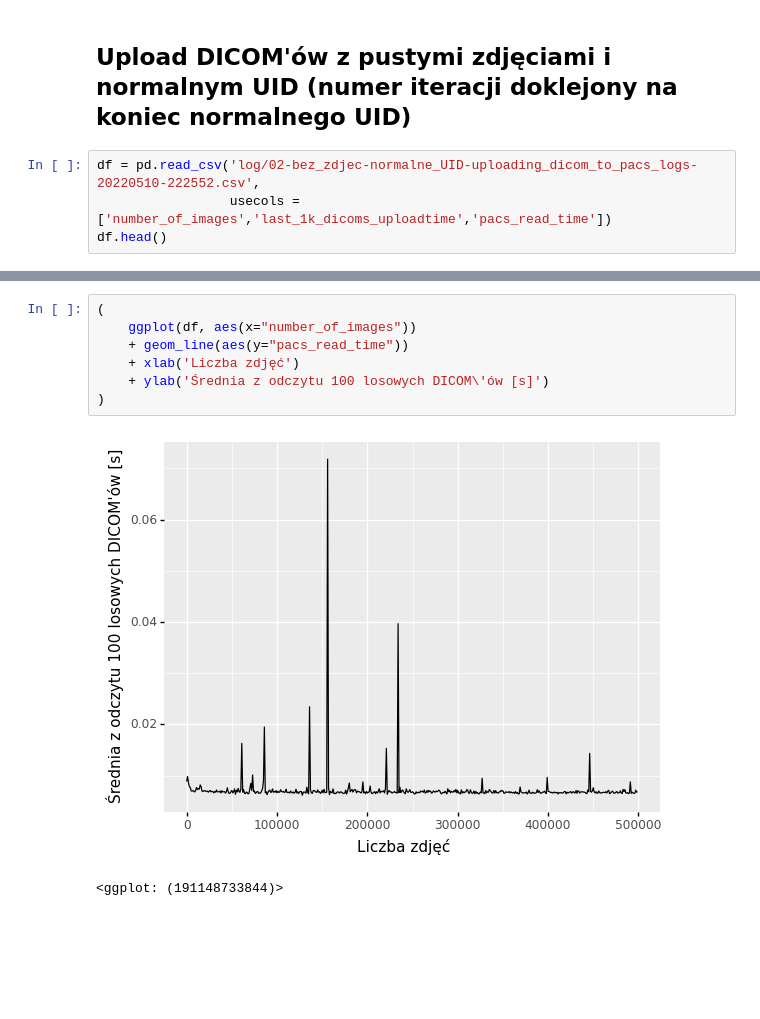
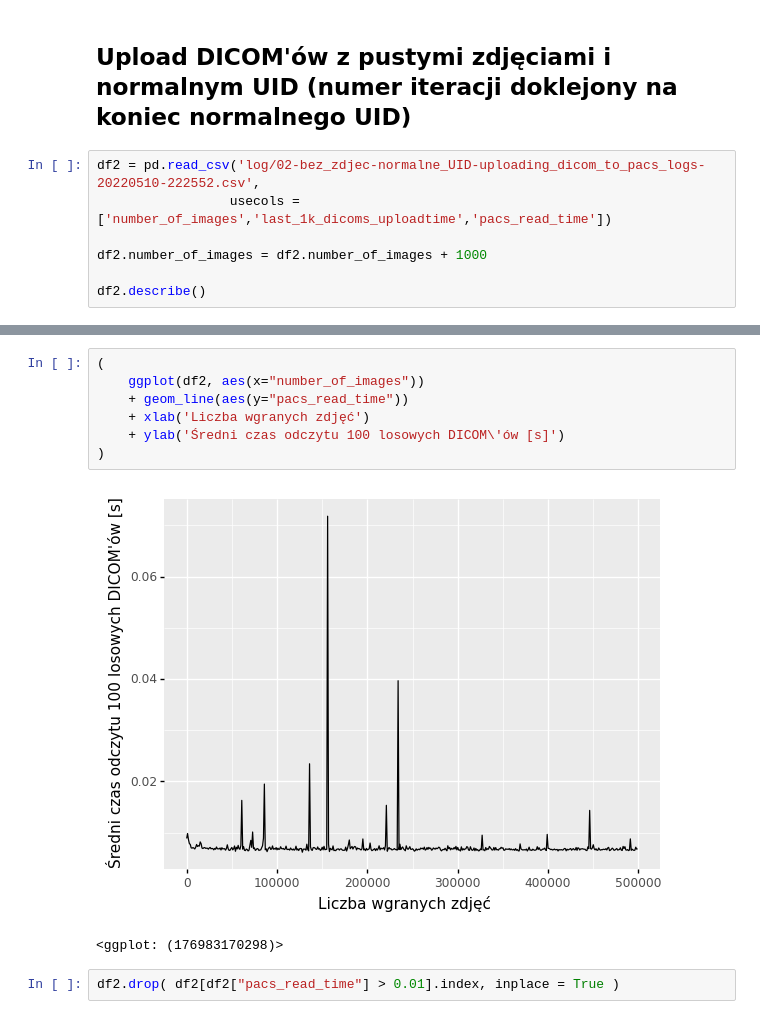
Before and after one commit to aleksanderLisiecki/PyDicom, a Jupyter notebook: data_visualising.ipynb, the cells around one changed output, grey strips where cells are left out. Drawn from its saved outputs; the diff is of its cells as text; blank space fills up the shorter version.

```diff
--- a/data_visualising.ipynb
+++ b/data_visualising.ipynb
@@ -60,8 +63,11 @@ df.head()
 # %% [markdown]
 ## Upload DICOM'ów z pustymi zdjęciami i normalnym UID (numer iteracji doklejony na koniec normalnego UID)
 # %%
-df = pd.read_csv('log/02-bez_zdjec-normalne_UID-uploading_dicom_to_pacs_logs-20220510-222552.csv',
+df2 = pd.read_csv('log/02-bez_zdjec-normalne_UID-uploading_dicom_to_pacs_logs-20220510-222552.csv',
                  usecols = ['number_of_images','last_1k_dicoms_uploadtime','pacs_read_time'])
-df.head()
+
+df2.number_of_images = df2.number_of_images + 1000
+
+df2.describe()
 # %% [output]
 |  | number_of_images | last_1k_dicoms_uploadtime | pacs_read_time |
@@ -83,10 +92,12 @@ df.head()
 # %%
 (
-    ggplot(df, aes(x="number_of_images"))
+    ggplot(df2, aes(x="number_of_images"))
     + geom_line(aes(y="pacs_read_time"))
-    + xlab('Liczba zdjęć')
-    + ylab('Średnia z odczytu 100 losowych DICOM\'ów [s]')
+    + xlab('Liczba wgranych zdjęć')
+    + ylab('Średni czas odczytu 100 losowych DICOM\'ów [s]')
 )
 # %% [output]
-[figure, old version]
+[figure, new version]
-<ggplot: (191148733844)>
+<ggplot: (176983170298)>
+# %%
+df2.drop( df2[df2["pacs_read_time"] > 0.01].index, inplace = True )
```
Also changed, not shown: parts of 8 cells of this notebook, 1 other file.
